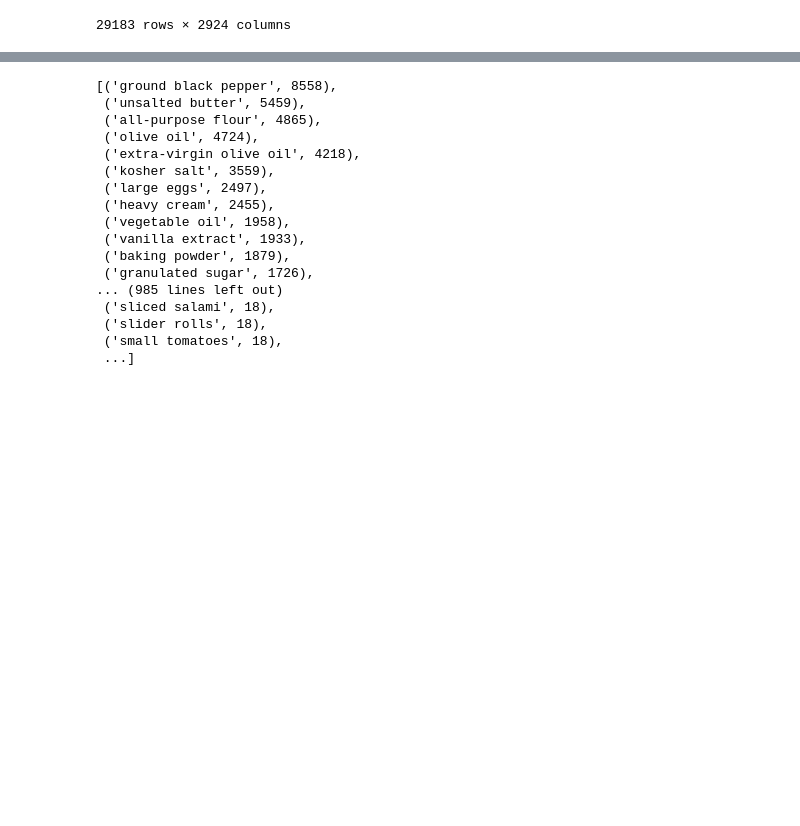
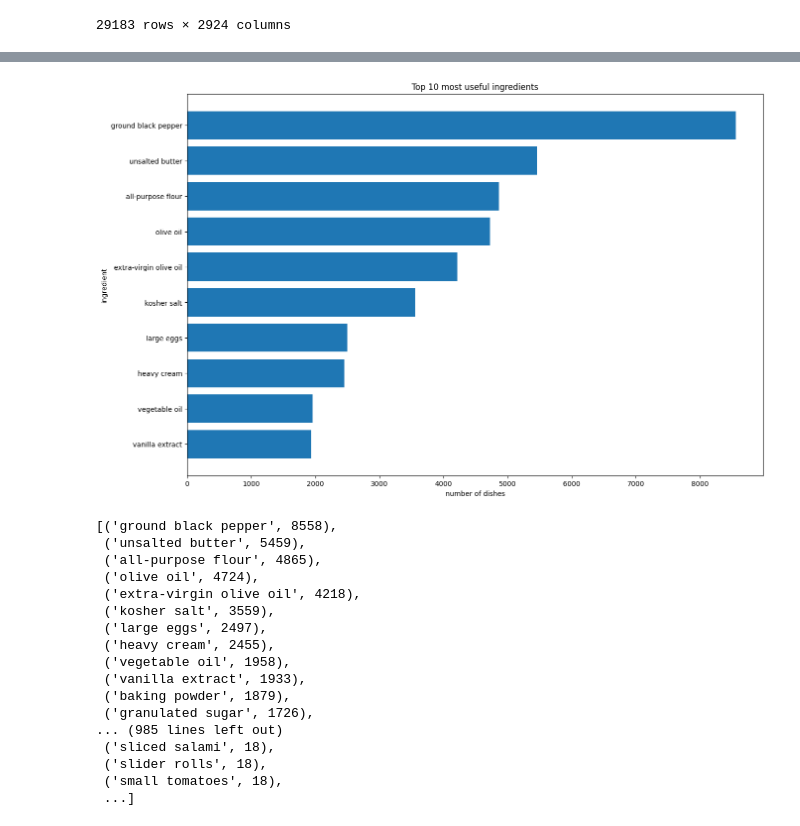
Before and after one commit to xadambednarski/dishes-network, a Jupyter notebook: src/build_network.ipynb, the cells around one changed output, grey strips where cells are left out. Saved outputs shown, nothing was run; the diff lists cells and outputs as text; code cells hidden in the pictures; blank space fills up the shorter version.

Commit message:
plotting

```diff
--- a/src/build_network.ipynb
+++ b/src/build_network.ipynb
@@ -9,3 +10,5 @@ from sklearn.metrics.pairwise import cosine_similarity
+# %%
+plt.rcParams.update({'font.size': 14})
 # %%
 df = pd.read_csv("../data/input/train.csv")
 # %%
@@ -60,3 +63,7 @@ dishes = list(dishes)
 degrees = sorted(list(nx.degree(G)), key=lambda x: x[1], reverse=True)
 dishes_degrees = [node for node in degrees if node[0] in dishes]
 ingredients_degrees = [node for node in degrees if node[0] in ingredients]
+# %%
+top_10 =ingredients_degrees[:10]
+top_10 = sorted(top_10, key=lambda x: x[1])
+top_10
@@ -62,0 +81,10 @@ ingredients_degrees = [node for node in degrees if node[0] in ingredients]
+# %%
+plt.figure(figsize=(15,10))
+plt.rcParams.update({'font.size': 10})
+plt.barh([i[0] for i in top_10], [i[1] for i in top_10])
+plt.title("Top 10 most useful ingredients")
+plt.xlabel("number of dishes")
+plt.ylabel("ingredient")
+plt.show()
+# %% [output]
+[figure, added]
```
Also changed, not shown: parts of 15 cells of this notebook.
